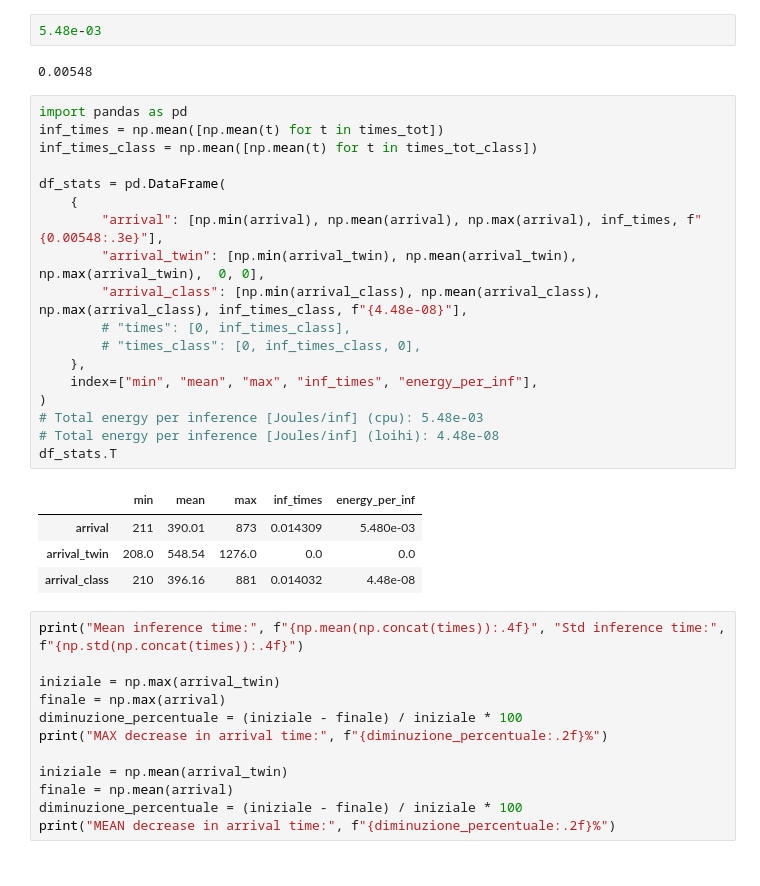
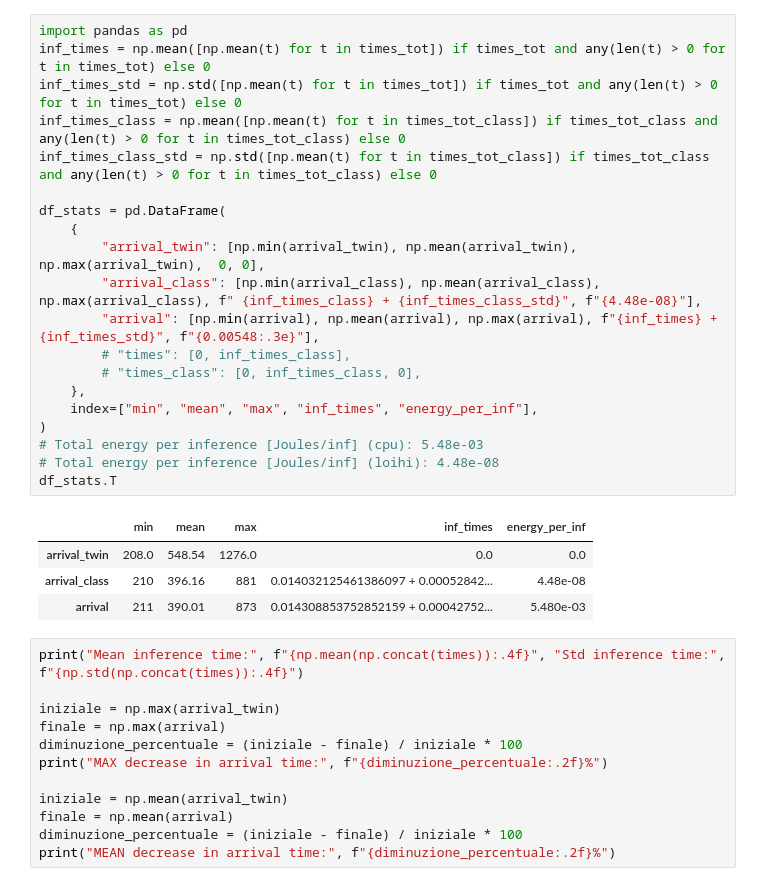
Before and after one commit to Immaioz/SNN_potential_field, a Jupyter notebook: dev.ipynb, the cells around one changed output. Drawn from its saved outputs; the diff is of its cells as text.

```diff
--- a/dev.ipynb
+++ b/dev.ipynb
@@ -36,33 +36,31 @@ arrival_tot.append(arrival)
 arrival_twin_tot.append(arrival_twin)
 times_tot = times
 times_tot_class = times_class
-# %%
-5.48e-03
-# %% [output]
-0.00548
 # %%
 import pandas as pd
-inf_times = np.mean([np.mean(t) for t in times_tot])
-inf_times_class = np.mean([np.mean(t) for t in times_tot_class])
+inf_times = np.mean([np.mean(t) for t in times_tot]) if times_tot and any(len(t) > 0 for t in times_tot) else 0
+inf_times_std = np.std([np.mean(t) for t in times_tot]) if times_tot and any(len(t) > 0 for t in times_tot) else 0
+inf_times_class = np.mean([np.mean(t) for t in times_tot_class]) if times_tot_class and any(len(t) > 0 for t in times_tot_class) else 0
+inf_times_class_std = np.std([np.mean(t) for t in times_tot_class]) if times_tot_class and any(len(t) > 0 for t in times_tot_class) else 0
 
 df_stats = pd.DataFrame(
     {
-        "arrival": [np.min(arrival), np.mean(arrival), np.max(arrival), inf_times, f"{0.00548:.3e}"],
         "arrival_twin": [np.min(arrival_twin), np.mean(arrival_twin), np.max(arrival_twin),  0, 0],
-        "arrival_class": [np.min(arrival_class), np.mean(arrival_class), np.max(arrival_class), inf_times_class, f"{4.48e-08}"],
+        "arrival_class": [np.min(arrival_class), np.mean(arrival_class), np.max(arrival_class), f" {inf_times_class} + {inf_times_class_std}", f"{4.48e-08}"],
+        "arrival": [np.min(arrival), np.mean(arrival), np.max(arrival), f"{inf_times} + {inf_times_std}", f"{0.00548:.3e}"],
         # "times": [0, inf_times_class],
         # "times_class": [0, inf_times_class, 0],
     },
     index=["min", "mean", "max", "inf_times", "energy_per_inf"],
 )
 # Total energy per inference [Joules/inf] (cpu): 5.48e-03
 # Total energy per inference [Joules/inf] (loihi): 4.48e-08
 df_stats.T
 # %% [output]
 |  | min | mean | max | inf_times | energy_per_inf |
-| arrival | 211 | 390.01 | 873 | 0.014309 | 5.480e-03 |
 | arrival_twin | 208.0 | 548.54 | 1276.0 | 0.0 | 0.0 |
-| arrival_class | 210 | 396.16 | 881 | 0.014032 | 4.48e-08 |
+| arrival_class | 210 | 396.16 | 881 | 0.014032125461386097 + 0.00052842... | 4.48e-08 |
+| arrival | 211 | 390.01 | 873 | 0.014308853752852159 + 0.00042752... | 5.480e-03 |
 # %%
 print("Mean inference time:", f"{np.mean(np.concat(times)):.4f}", "Std inference time:", f"{np.std(np.concat(times)):.4f}")
 
```
Also changed, not shown: parts of 13 cells of this notebook, 3 other files.
